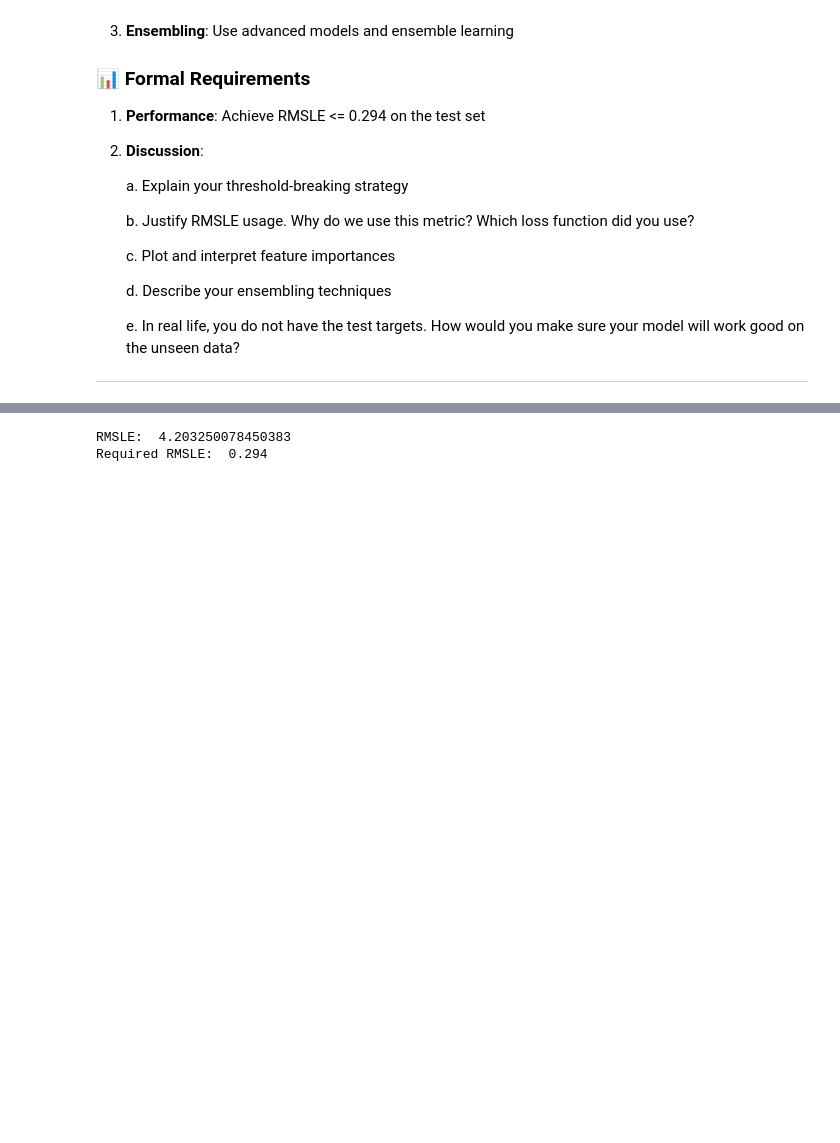
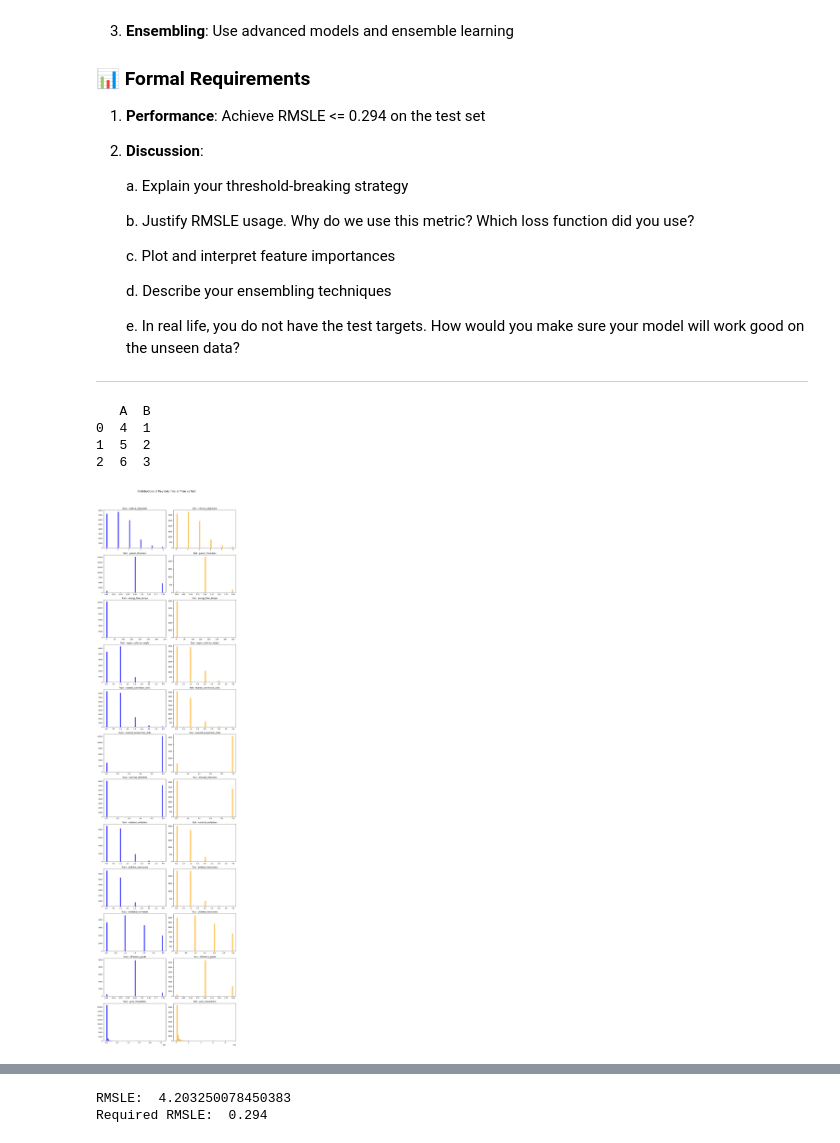
Before and after one commit to eliasborge/introML-ntnu-2024, a Jupyter notebook: Assignment1/Chapter_1.ipynb, the cells around one changed output, grey strips where cells are left out. Saved outputs shown, nothing was run; the diff lists cells and outputs as text; code cells hidden in the pictures; blank space fills up the shorter version.

Commit message:
hehe idk but it works mission 4

```diff
--- a/Assignment1/Chapter_1.ipynb
+++ b/Assignment1/Chapter_1.ipynb
@@ -267,3 +261,69 @@ test = pd.read_csv('final_mission_test.csv')
+# %%
+import pandas as pd
+
+# Example DataFrame
+data = {'A': [1, 2, 3],
+        'B': [4, 5, 6]}
+df = pd.DataFrame(data)
+
+# Swap the columns 'A' and 'B'
+df['A'], df['B'] = df['B'], df['A']
+
+print(df)
+# %% [output]
+   A  B
+0  4  1
+1  5  2
+2  6  3
+# %%
+train = pd.read_csv('final_mission_train.csv')
+test = pd.read_csv('final_mission_test.csv')
+
+# print(train.info())
+# print(train.describe())
+
+import matplotlib.pyplot as plt
+
+# Plotting the distribution of the columns in both train and test datasets for comparison
+def plot_distributions(train, test, columns, title):
+    fig, axes = plt.subplots(len(columns), 2, figsize=(12, len(columns)*4))
+    fig.suptitle(title, fontsize=16)
+
+    for idx, col in enumerate(columns):
+        # Plot for train dataset
+        axes[idx, 0].hist(train[col].dropna(), bins=50, color='blue', alpha=0.7)
+        axes[idx, 0].set_title(f'Train - {col}')
+
+        # Plot for test dataset
+        axes[idx, 1].hist(test[col].dropna(), bins=50, color='orange', alpha=0.7)
+        axes[idx, 1].set_title(f'Test - {col}')
+
+    plt.tight_layout(rect=[0, 0, 1, 0.96])
+    plt.show()
+# 'nexus_rating', 'energy_footprint', 'core_reactor_size', 'harvesting_space',
+# Selecting the columns of interest based on the earlier analysis (nexus_rating and grid_connections)
+columns_to_plot =  [
+               'vertical_alignment', 'power_chambers', 'energy_flow_design', 'upper_collector_height',
+               'shared_conversion_units', 'isolated_conversion_units', 'internal_collectors', 'external_collectors',
+               'ambient_harvesters', 'shielded_harvesters', 'efficiency_grade', 'grid_connections']
+
+
+train['nexus_rating'], train['grid_connections']  = train['grid_connections'], train['nexus_rating']
+train['nexus_rating'], train['energy_footprint']  = train['energy_footprint'], train['nexus_rating']
+train['core_reactor_size'], train['energy_footprint']  = train['energy_footprint'], train['core_reactor_size']
+train['core_reactor_size'], train['harvesting_space']  = train['harvesting_space'], train['core_reactor_size']
+train['vertical_alignment'], train['harvesting_space']  = train['harvesting_space'], train['vertical_alignment']
+train['vertical_alignment'], train['power_chambers']  = train['power_chambers'], train['vertical_alignment']
+train['energy_flow_design'], train['upper_collector_height']  = train['upper_collector_height'], train['energy_flow_design']
+train['shielded_harvesters'], train['efficiency_grade']  = train['efficiency_grade'], train['shielded_harvesters']
+train['isolated_conversion_units'], train['internal_collectors']  = train['internal_collectors'], train['isolated_conversion_units']
+train['external_collectors'], train['internal_collectors']  = train['internal_collectors'], train['external_collectors']
+train['upper_collector_height'], train['efficiency_grade']  = train['efficiency_grade'], train['upper_collector_height']
+
+# Plotting the distributions
+plot_distributions(train, test, columns_to_plot, "Distributions of Key Columns in Train vs Test")
+# %% [output]
+[figure, added]
 # %%
 fig, ax = plt.subplots(1, 1, figsize=(10, 4))
 train['nexus_rating'].hist(bins=100, ax=ax, color='blue', alpha=0.5, label='Train Target Distributuon')
```
Also changed, not shown: parts of 6 cells of this notebook.
